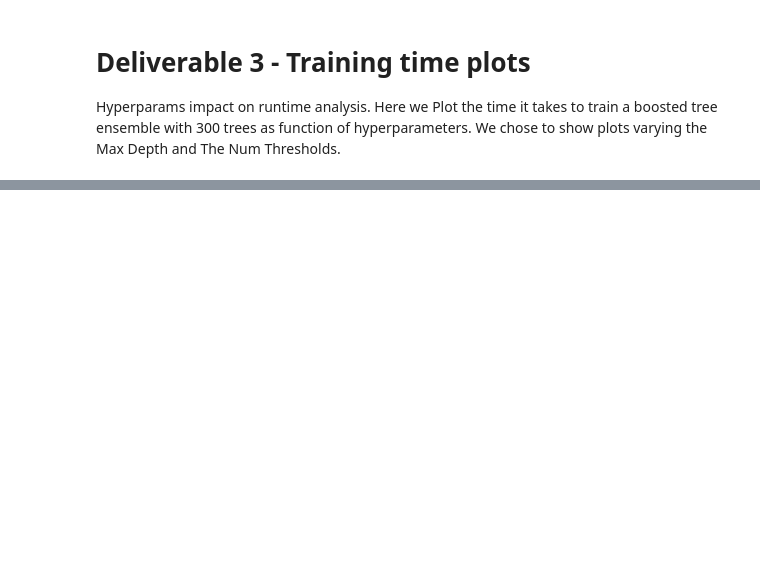
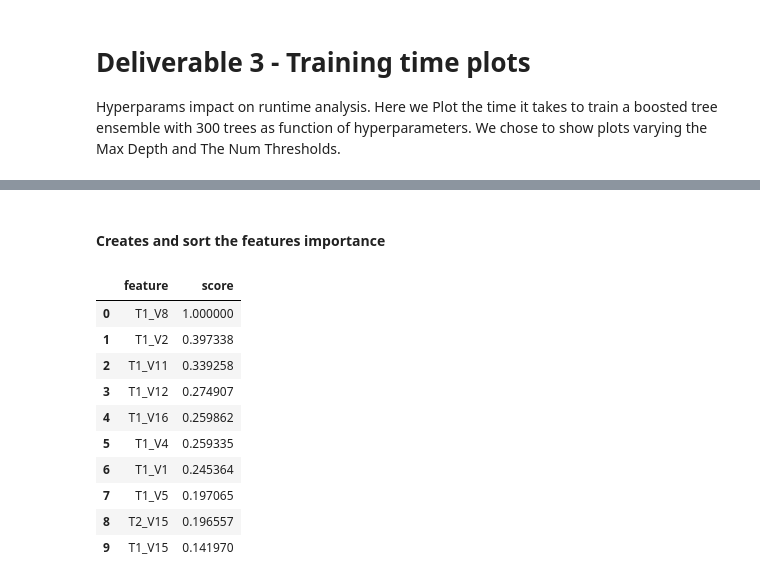
Before and after one commit to berryweinst/gbrt, a Jupyter notebook: Liberty Insurance Dataset.ipynb, the cells around one changed output, grey strips where cells are left out. Saved outputs shown, nothing was run; the diff lists cells and outputs as text; code cells hidden in the pictures; blank space fills up the shorter version.

```diff
--- a/Liberty Insurance Dataset.ipynb
+++ b/Liberty Insurance Dataset.ipynb
@@ -198,0 +358,21 @@ tups=[(3, 0.6, 10), (3, 0.6, 20), (3, 0.6, 30), (3, 0.6, 50)]
+# %% [markdown]
+#### Creates and sort the features importance
+# %%
+features_dict = ensemble_feature_importance(test_dataset.data, train_dataset.label_name, best_model)
+n = 10
+features_dict = sorted(features_dict.items(), key=operator.itemgetter(1), reverse=True)[0:n]
+
+features_dict = pd.DataFrame(features_dict, columns=['feature', 'score'])
+features_dict
+# %% [output]
+|  | feature | score |
+| 0 | T1_V8 | 1.000000 |
+| 1 | T1_V2 | 0.397338 |
+| 2 | T1_V11 | 0.339258 |
+| 3 | T1_V12 | 0.274907 |
+| 4 | T1_V16 | 0.259862 |
+| 5 | T1_V4 | 0.259335 |
+| 6 | T1_V1 | 0.245364 |
+| 7 | T1_V5 | 0.197065 |
+| 8 | T2_V15 | 0.196557 |
+| 9 | T1_V15 | 0.141970 |
```
Also changed, not shown: parts of 32 cells of this notebook.
